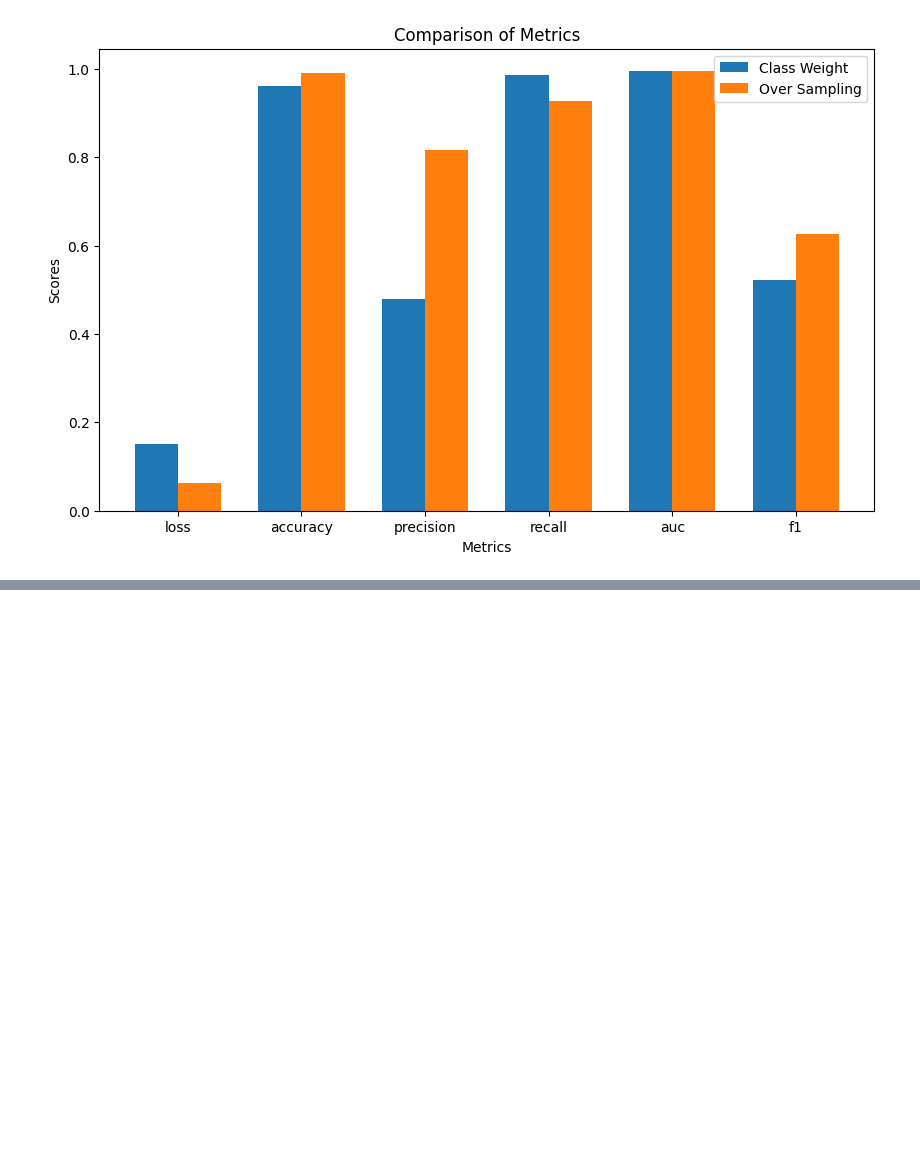
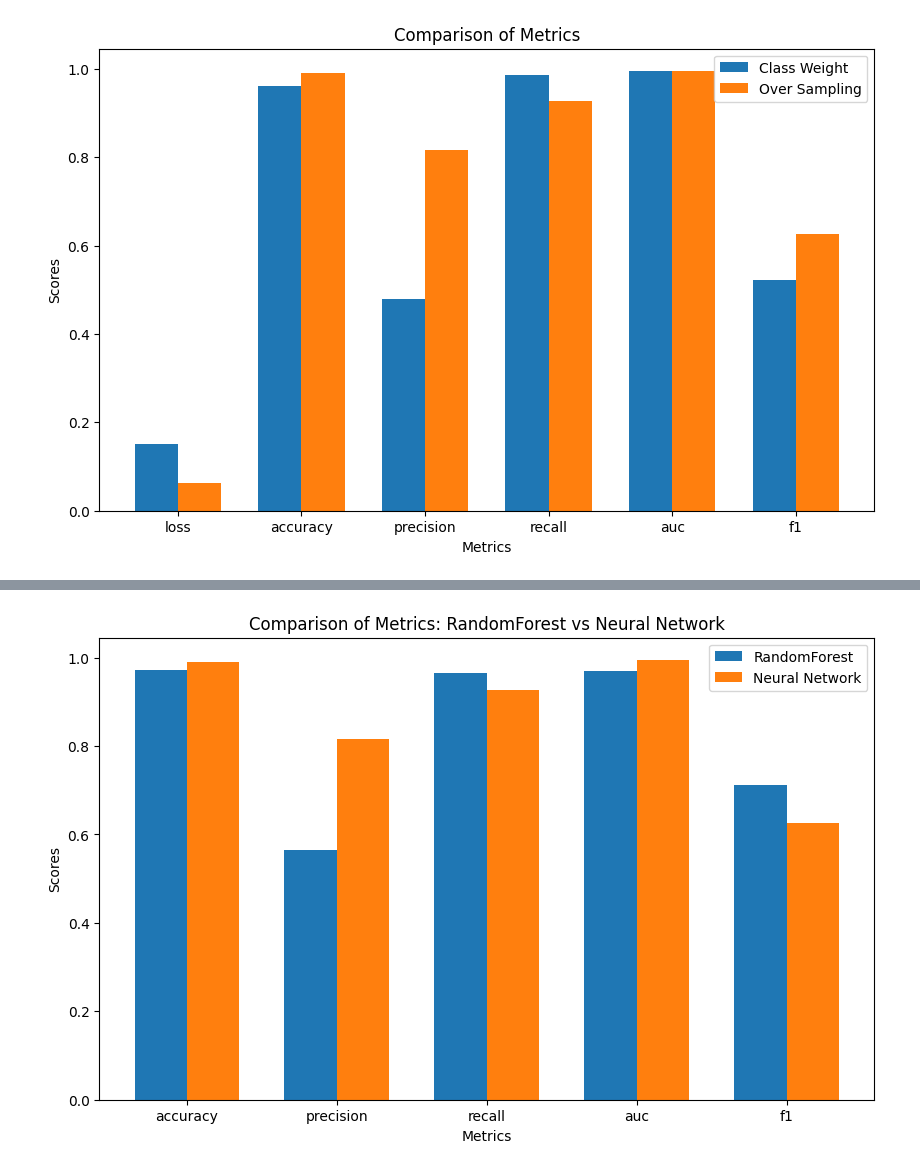
Before and after one commit to rischiboy/ProteinActivity, a Jupyter notebook: src/model_evaluation.ipynb, the cells around one changed output, grey strips where cells are left out. Drawn from its saved outputs; the diff is of its cells as text; code cells hidden in the pictures; blank space fills up the shorter version.

```diff
--- a/src/model_evaluation.ipynb
+++ b/src/model_evaluation.ipynb
@@ -516,0 +519,20 @@ plt.show()
+# %%
+from sklearn.ensemble import RandomForestClassifier
+from sklearn.metrics import precision_score, recall_score, f1_score, accuracy_score, roc_auc_score
+
+rf_params = params["rf"]
+
+rf = RandomForestClassifier(**rf_params, verbose=1)
+rf.fit(X_train, y_train)
+
+y_pred_rf = rf.predict(X_val)
+
+rf_scores_dict = {
+    "accuracy": accuracy_score(y_val, y_pred_rf),
+    "precision": precision_score(y_val, y_pred_rf),
+    "recall": recall_score(y_val, y_pred_rf),
+    "auc": roc_auc_score(y_val, y_pred_rf),
+    "f1": f1_score(y_val, y_pred_rf),
+}
+
+print(rf_scores_dict)
@@ -516,0 +543,35 @@ plt.show()
+# %%
+rf_scores = list(rf_scores_dict.values())
+nn_scores = list(best_nn_scores.values())[1:]  # Omit the loss
+metrics = METRIC_NAMES[1:]  # Omit the loss
+
+# Create a figure and axes
+fig, ax = plt.subplots(figsize=(10, 6))
+
+# Set the width of each bar
+bar_width = 0.35
+
+# Set the positions of the bars on the x-axis
+rf_positions = range(len(metrics))
+nn_positions = [pos + bar_width for pos in rf_positions]
+
+# Create the bar plots
+rf_bars = ax.bar(rf_positions, rf_scores, bar_width, label="RandomForest")
+val_bars = ax.bar(nn_positions, nn_scores, bar_width, label="Neural Network")
+
+# Add labels and title
+ax.set_xlabel("Metrics")
+ax.set_ylabel("Scores")
+ax.set_title("Comparison of Metrics: RandomForest vs Neural Network")
+
+# Set the x-axis tick labels
+ax.set_xticks([pos + bar_width / 2 for pos in rf_positions])
+ax.set_xticklabels(metrics)
+
+# Add legend
+ax.legend()
+
+# Show the plot
+plt.show()
+# %% [output]
+[figure, added]
```
Also changed, not shown: parts of 5 cells of this notebook, 1 other file.
